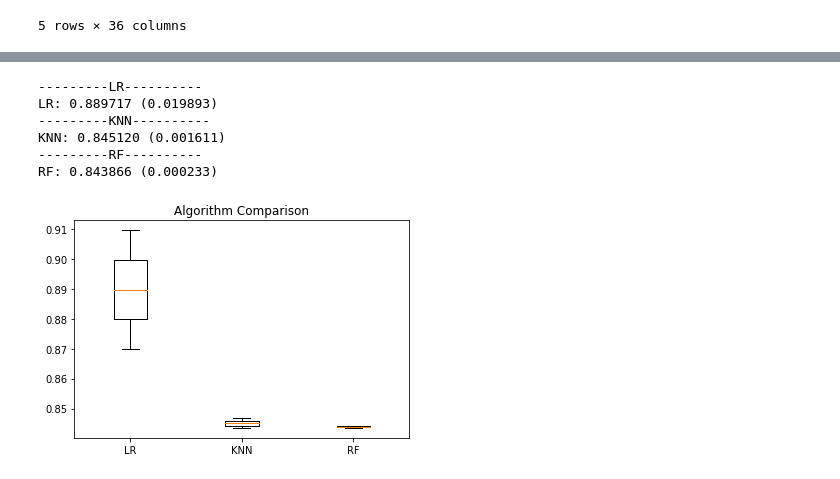
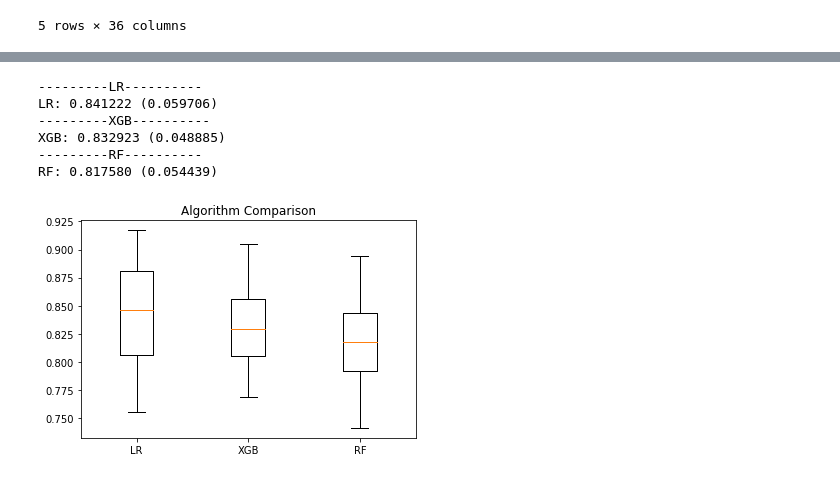
Before and after one commit to AnishaMathur/NY-State-Covid-Analysis, a Jupyter notebook: notebooks/ML2.ipynb, the cells around one changed output, grey strips where cells are left out. Saved outputs shown, nothing was run; the diff lists cells and outputs as text; code cells hidden in the pictures.

```diff
--- a/notebooks/ML2.ipynb
+++ b/notebooks/ML2.ipynb
@@ -35,34 +35,40 @@ subset = df_sorted.copy()
 subset['day_of_week'] = subset.index.get_level_values('date').dayofweek
 subset['day_of_month'] = subset.index.get_level_values('date').day
 subset['overload'] = subset['Number of Beds Available'] + \
-    subset['Number of ICU Beds'] - subset['Patients Newly Admitted']
-
-subset.loc[:, 'overload_T-1'] = subset.loc[:, 'overload'].shift()
-subset.loc[:, 'overload_T-2'] = subset.loc[:, 'overload'].shift(2)
+    subset['Number of ICU Beds Available'] - subset['Patients Newly Admitted']
 
 # diff column with difference between yesterday and day
-subset.loc[:, 'overload_T-1_diff'] = subset.loc[:,
-                                                'overload_T-1'].diff()
-subset.loc[:, 'overload_T-2_diff'] = subset.loc[:,
-                                                'overload_T-2'].diff()
+diff_cols = []
+for i in range(1, 4):
+    subset.loc[:, 'overload_T-' +
+               str(i)] = subset.groupby(level=0)['overload'].shift(i)
+    subset.loc[:, 'overload_T-' +
+               str(i) + '_diff'] = subset.groupby(level=0)['overload_T-'+str(i)].diff()
+    diff_cols.append('overload_T-' +
+                     str(i))
+    diff_cols.append('overload_T-'+str(i) + '_diff')
+
+# for col in ['Partially Vaccinated', 'Fully Vaccinated', 'Non Vaccinated']:
+#     subset.loc[:, col+'_diff'] = subset.groupby(level=0)[col].diff()
+#     # diff_cols.append(col)
+#     diff_cols.append(col+'_diff')
 
 # overload 7 day in future
-subset.loc[:, 'overload-14day'] = subset.loc[:, 'overload'].shift(14)
+subset.loc[:, 'overload-14day'] = subset.groupby(level=0)['overload'].shift(14)
 # dropping NAs
 subset = subset.dropna()
 
 target = 'overload-14day'
-cols = ['overload-14day', 'overload', 'overload_T-1',
-        'overload_T-1_diff', 'overload_T-2',
-        'overload_T-2_diff', 'day_of_week', 'day_of_month']
+cols = ['overload-14day', 'overload', *diff_cols, 'day_of_week', 'day_of_month',
+        'parks_percent_change_from_baseline', 'transit_stations_percent_change_from_baseline']
 subset = subset[cols]
 # subset = subset[(subset.index.get_level_values('date') >= '2021-11-01') &
 #                 (subset.index.get_level_values('date') <= '2022-01-31')]
 
-subset_test = subset[(subset.index.get_level_values('date') > '2021-12-31')]
-subset = subset[(subset.index.get_level_values('date') <= '2021-12-31')]
+subset_test = subset[(subset.index.get_level_values('date') > '2021-11-30')]
+subset = subset[(subset.index.get_level_values('date') <= '2021-11-30')]
 
-subset.head()
+subset.tail(10)
 
 
 # subset_train = subset[(subset.index.get_level_values('date') >= '2021-11-01') &
@@ -102,11 +115,13 @@ from sklearn.neural_network import MLPRegressor
 from sklearn import linear_model
 from sklearn.model_selection import TimeSeriesSplit, cross_val_score, cross_validate
 from sklearn.neighbors import KNeighborsRegressor
+from xgboost import XGBRegressor
 
 models = []
 models.append(('LR', LinearRegression()))
 # models.append(('NN', MLPRegressor(solver='lbfgs')))  # neural network
-models.append(('KNN', KNeighborsRegressor()))
+# models.append(('KNN', KNeighborsRegressor()))
+models.append(('XGB', XGBRegressor()))
 # Ensemble method - collection of many decision trees
 models.append(('RF', RandomForestRegressor(n_estimators=10)))
 # models.append(('SVR', SVR(gamma='auto')))  # kernel = linear
@@ -120,7 +135,7 @@ names = []
 feature_importances = {}
 for name, model in models:
     # TimeSeries Cross validation
-    tscv = TimeSeriesSplit(n_splits=2)
+    tscv = TimeSeriesSplit(n_splits=4)
     cv_results = []
     feature_importances[name] = []
     print(f"---------{name}----------")
@@ -130,38 +145,38 @@ for name, model in models:
                                                                                        columns='level_2').drop([target], axis=1), subset.iloc[test_index].stack(-1).reset_index().pivot_table(values=0, index=['Facility Name', 'date'], columns='level_2').drop([target], axis=1)
         y_train, y_test = subset.iloc[train_index].stack(-1).reset_index().pivot_table(values=0, index=[
             'Facility Name', 'date'], columns='level_2')[target], subset.iloc[test_index].stack(-1).reset_index().pivot_table(values=0, index=[
                 'Facility Name', 'date'], columns='level_2')[target]
         # print(y_train)
 
         clf = model
         _ = clf.fit(X_train, y_train)
         feature_importances[name].append(_)
 
         preds = clf.predict(X_test)
         # accuracy for the current fold only
         r2score = clf.score(X_test, y_test)
         cv_results.append(r2score)
         # regression_results(y_test, preds)
 
     # cv_results = cross_val_score(
     #     model, X_train, y_train, cv=tscv, scoring='r2')
     cv_results = np.asarray(cv_results)
     results.append(cv_results)
     names.append(name)
     print('%s: %f (%f)' % (name, cv_results.mean(), cv_results.std()))
 
 # Compare Algorithms
 plt.boxplot(results, labels=names)
 plt.title('Algorithm Comparison')
 plt.show()
 # %% [output]
 ---------LR----------
-LR: 0.889717 (0.019893)
----------KNN----------
-KNN: 0.845120 (0.001611)
+LR: 0.841222 (0.059706)
+---------XGB----------
+XGB: 0.832923 (0.048885)
 ---------RF----------
-RF: 0.843866 (0.000233)
+RF: 0.817580 (0.054439)
-[figure, old version]
+[figure, new version]
 # %%
 import importlib
 import helper
```
Also changed, not shown: parts of 9 cells of this notebook, 1 other file.
